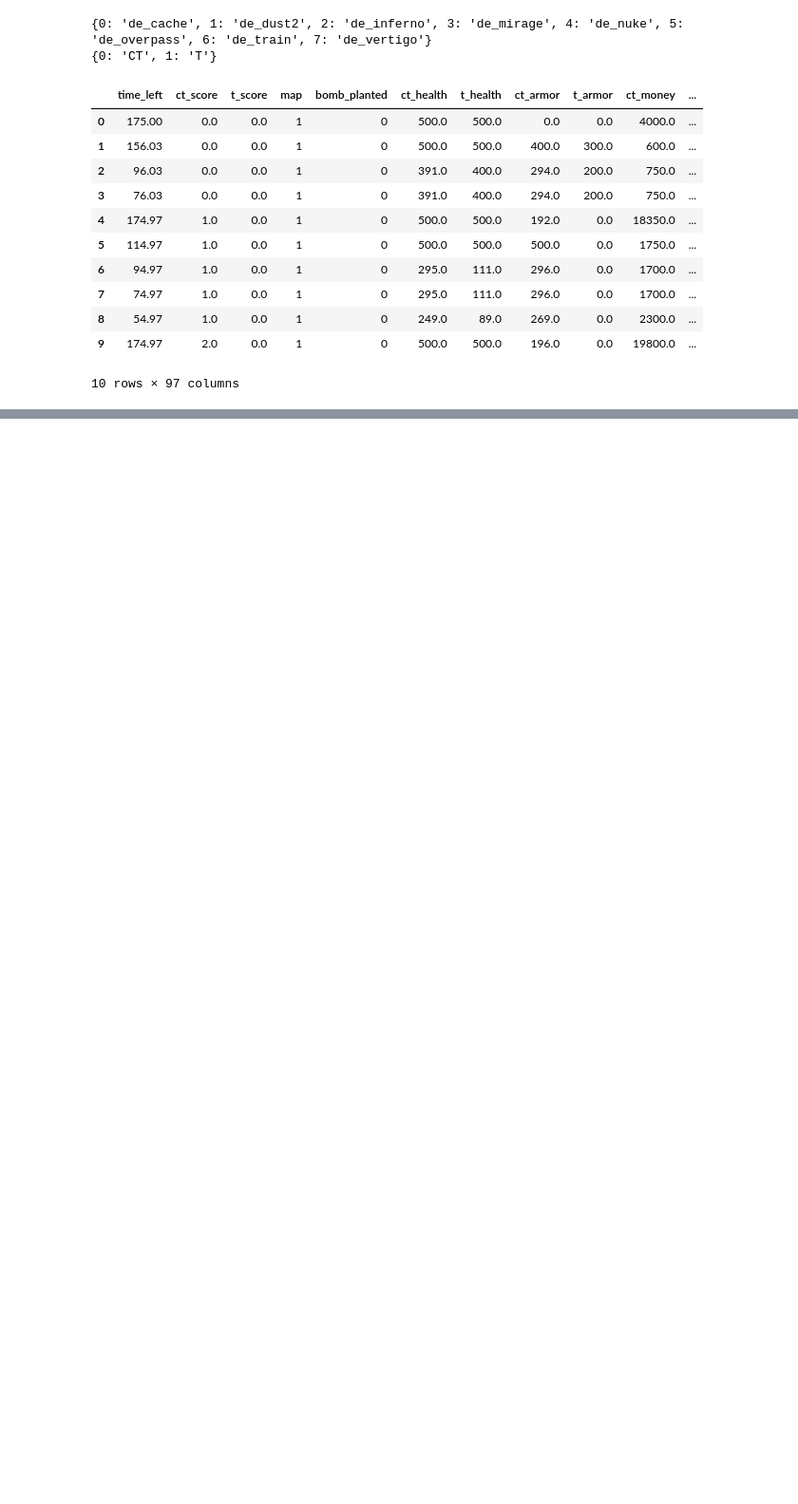
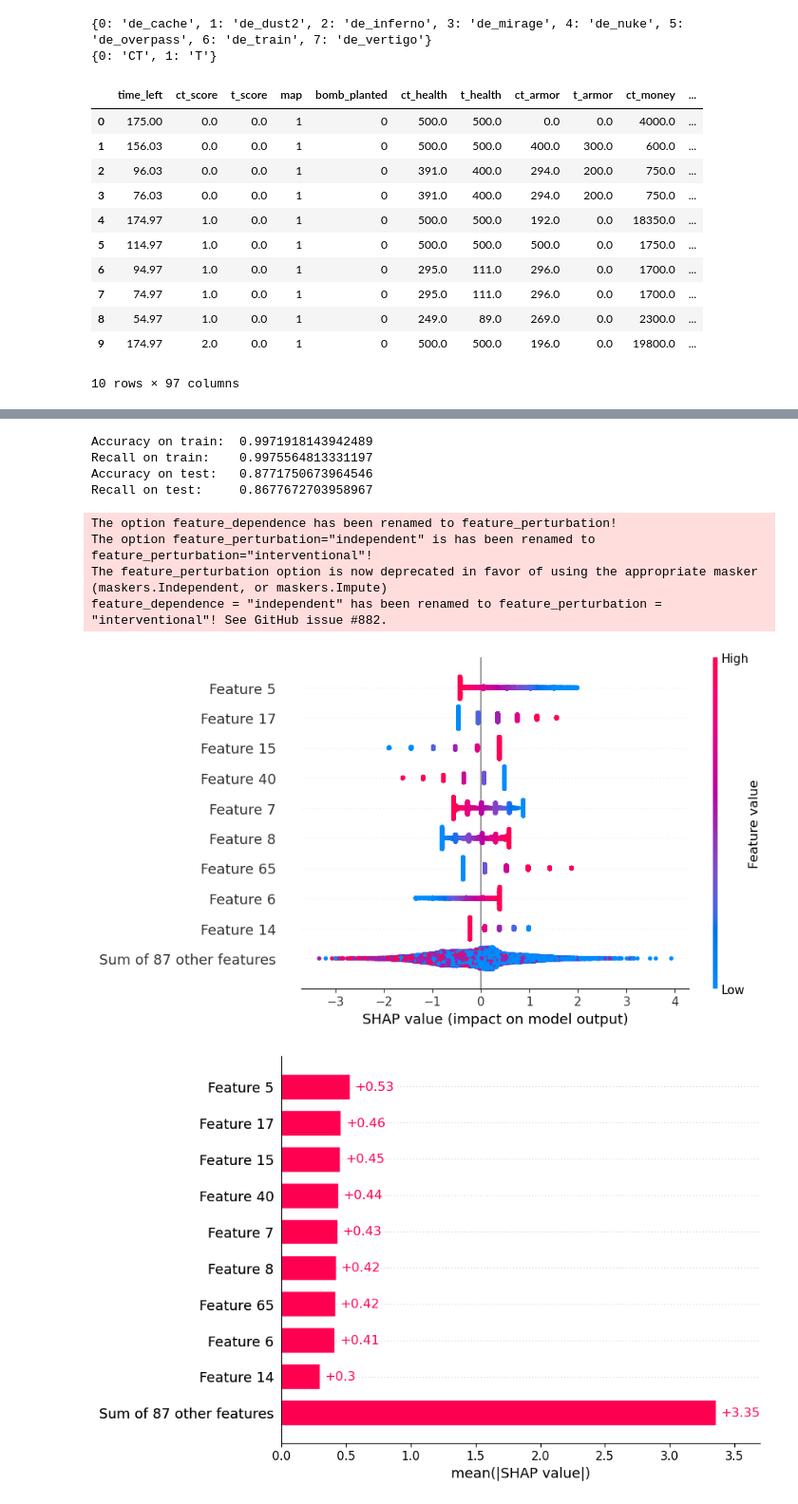
Before and after one commit to tangmagnus/DecisionSupportSystems, a Jupyter notebook: Interpretability/interpretabilityModels.ipynb, the cells around one changed output, grey strips where cells are left out. Shown: that part at 95% size. Saved outputs shown, nothing was run; the diff lists cells and outputs as text; code cells hidden in the pictures; blank space fills up the shorter version.

```diff
--- a/Interpretability/interpretabilityModels.ipynb
+++ b/Interpretability/interpretabilityModels.ipynb
@@ -240,0 +259,65 @@ Please also refer to the documentation for alternative solver options:
+# %%
+"""
+Random Forest Classifier
+"""
+random_forest_model = RandomForestClassifier(random_state=22)
+random_forest_model.fit(x_train, y_train)
+
+y_train_pred_ran = random_forest_model.predict(x_train)
+y_test_pred_ran = random_forest_model.predict(x_test)
+
+print('Accuracy on train:  ' + str(accuracy_score(y_train, y_train_pred_ran)))
+print('Recall on train:    ' + str(recall_score(y_train, y_train_pred_ran)))
+
+print('Accuracy on test:   ' + str(accuracy_score(y_test, y_test_pred_ran)))
+print('Recall on test:     ' + str(recall_score(y_test, y_test_pred_ran)))
+# %% [output]
+Accuracy on train:  0.9971918143942489
+Recall on train:    0.9975564813331197
+Accuracy on test:   0.8771750673964546
+Recall on test:     0.8677672703958967
+# %%
+"""
+Shap Values
+"""
+#funtion to determine importance of features
+def importance(shap_values, features):
+    importances = []
+    for i in range(shap_values.values.shape[1]):
+        importances.append(np.mean(np.abs(shap_values.values[:,i])))
+
+    importances_norm = softmax(importances)
+
+    feature_importances = {fea: imp for imp, fea in zip(importances, features)}
+    feature_importances_norm = {fea: imp for imp, fea in zip(importances_norm, features)}
+
+    feature_importances = {k: v for k, v in sorted(feature_importances.items(), key=lambda item: item[1], reverse=True)}
+    feature_importances_norm = {k: v for k, v in sorted(feature_importances_norm.items(), key=lambda item: item[1], reverse=True)}
+
+    for k, v in feature_importances.items():
+        print(f"{k} -> {v:.4f} (softmax = {feature_importances_norm[k]:.4f})")
+
+
+#create explainer
+explainer_log = shap.Explainer(logistic_regression_model, x_train, feature_dependence="independent")
+explainer_dec = shap.Explainer(decision_tree_model, x_train, feature_dependence="independent")
+explainer_ran = shap.Explainer(random_forest_model, x_train, feature_dependence="independent")
+
+#calculate shap values for each algorithm
+shap_values_log = explainer_log(x_test)
+#shap_values_dec = explainer_dec(x_test)
+#shap_values_ran = explainer_ran(x_test)
+
+#evaluate shap values
+#shap_values = explainer.shap_values(x)
+shap.plots.beeswarm(shap_values)
+shap.plots.bar(shap_values_log)
+
+importance(shap_values_log, x.columns)
+# %% [output]
+The option feature_dependence has been renamed to feature_perturbation!
+The option feature_perturbation="independent" is has been renamed to feature_perturbation="interventional"!
+The feature_perturbation option is now deprecated in favor of using the appropriate masker (maskers.Independent, or maskers.Impute)
+feature_dependence = "independent" has been renamed to feature_perturbation = "interventional"! See GitHub issue #882.
+[figure, added]
+[figure, added]
```
Also changed, not shown: parts of 11 cells of this notebook, 1 other file.
